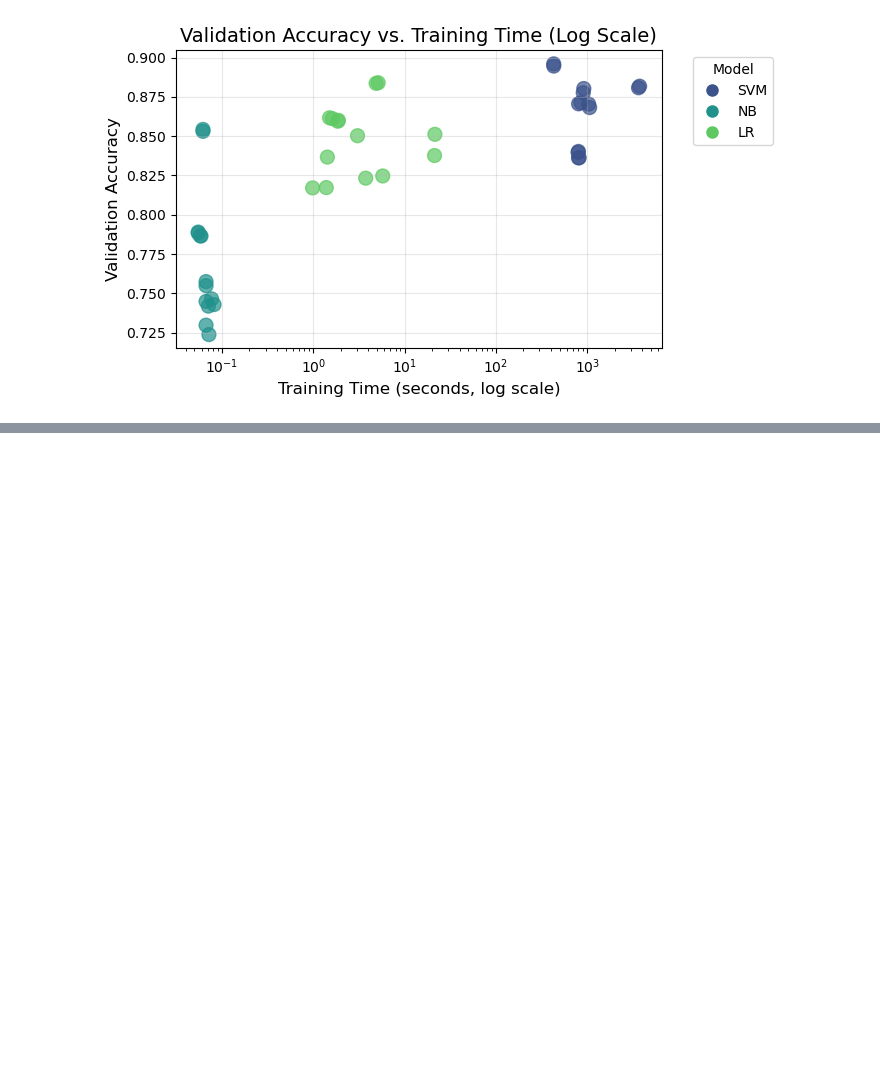
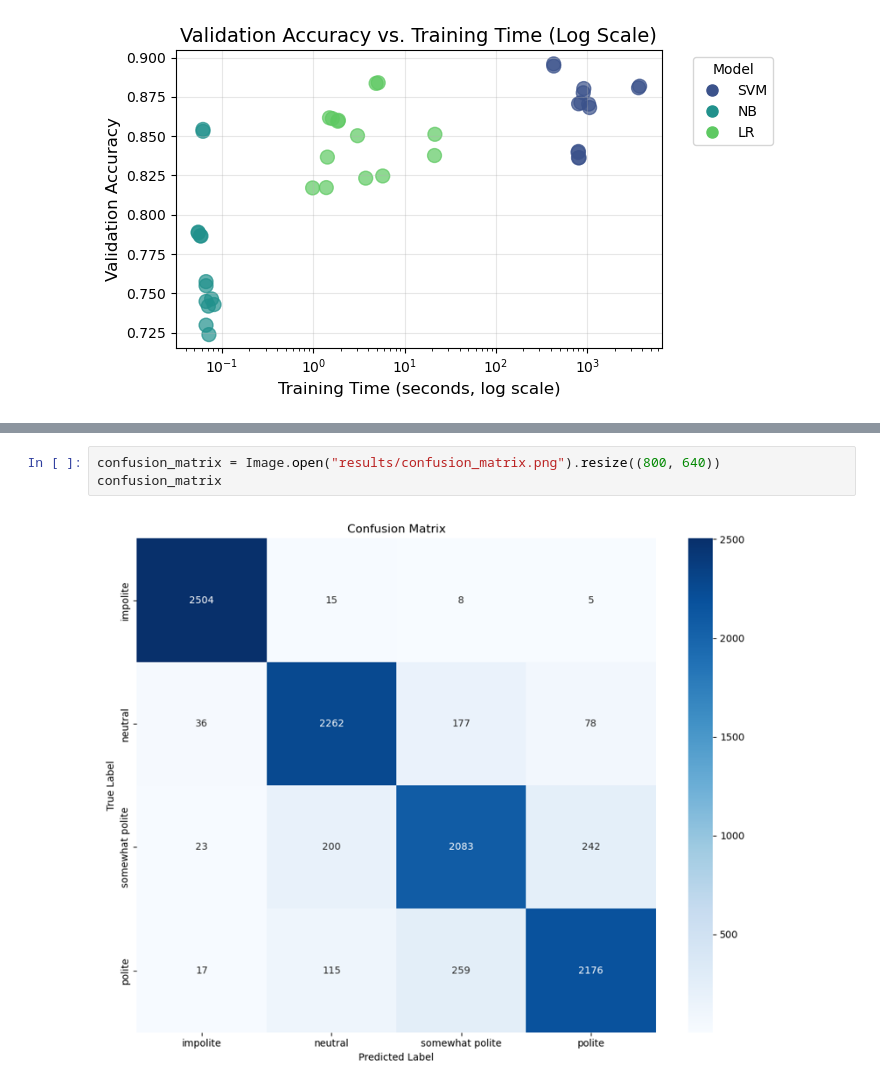
Before and after one commit to franciscopana/M.IA_Natural-Language-Processing, a Jupyter notebook: main.ipynb, the cells around one changed output, grey strips where cells are left out. Drawn from its saved outputs; the diff is of its cells as text; blank space fills up the shorter version.

Commit message:
reviewed notebook and added test results (still without documentation)

```diff
--- a/main.ipynb
+++ b/main.ipynb
@@ -1302,0 +1526,5 @@ plt.show()
+# %%
+confusion_matrix = Image.open("results/confusion_matrix.png").resize((800, 640))
+confusion_matrix
+# %% [output]
+[figure, added]
```
Also changed, not shown: parts of 35 cells of this notebook, 9 other files.
